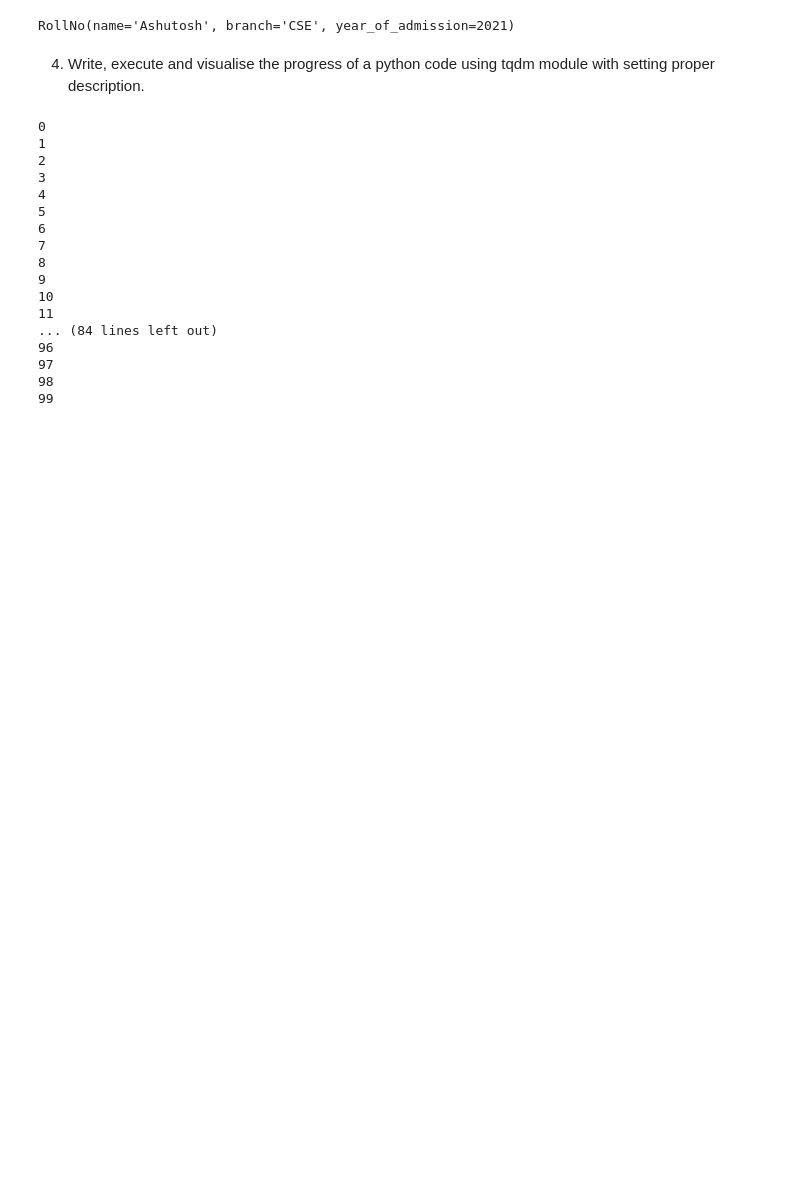
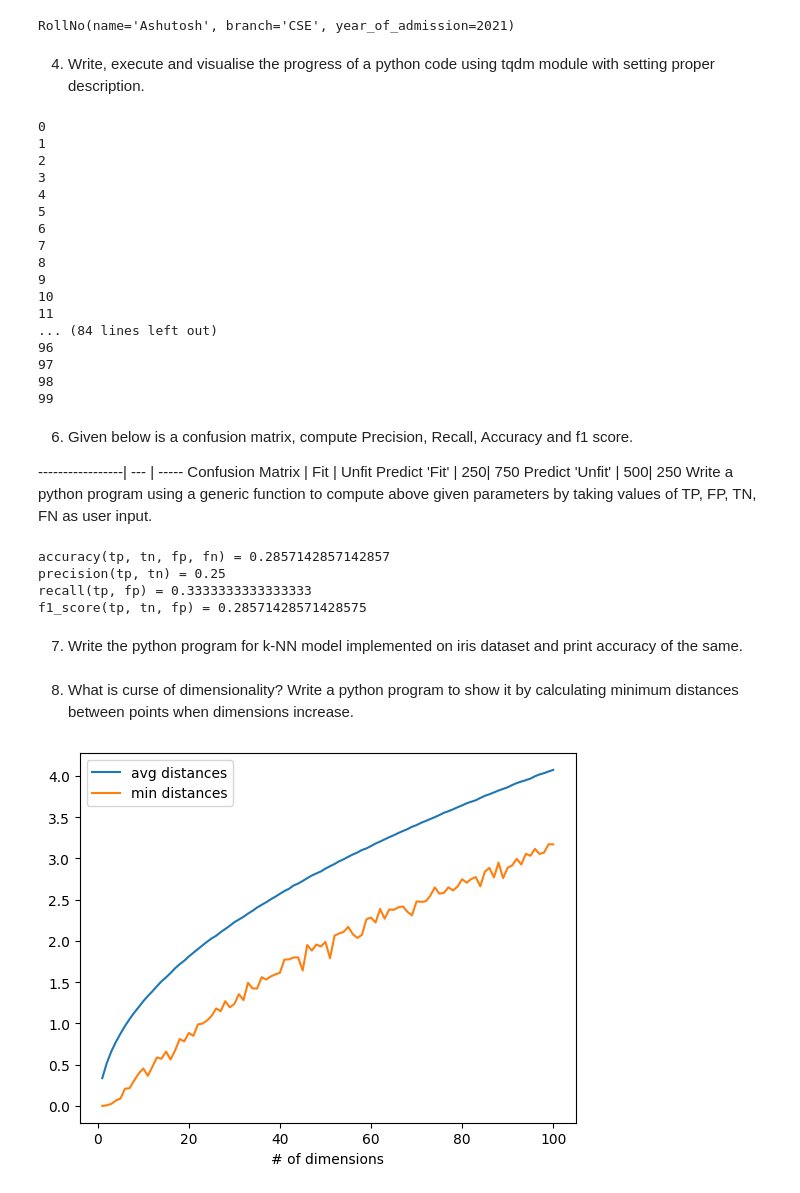
Before and after one commit to AM-ash-OR-AM-I/IDSUP, a Jupyter notebook: minor-assign/minor_assign4.ipynb, the cells around one changed output. Saved outputs shown, nothing was run; the diff lists cells and outputs as text; code cells hidden in the pictures; blank space fills up the shorter version.

```diff
--- a/minor-assign/minor_assign4.ipynb
+++ b/minor-assign/minor_assign4.ipynb
@@ -69,3 +69,78 @@ for x in tnrange(100, desc='Loop indicator'):
 97
 98
 99
+# %% [markdown]
+6. Given below is a confusion matrix, compute Precision, Recall, Accuracy and f1 score.
+
+-----------------| --- | -----
+Confusion Matrix | Fit | Unfit
+Predict 'Fit'    |  250| 750
+Predict 'Unfit'  |  500| 250
+Write a python program using a generic function to compute above given parameters by taking values of TP, FP, TN, FN as user input.
+# %%
+accuracy = lambda tp, tn, fn, fp: (tp + tn) / sum([tp, tn, fn, fp])
+
+precision = lambda tp, tn: tp / (tp + fp)
+
+recall = lambda tp, fp: tp / (tp + fn)
+
+
+def f1_score(tp, tn, fp):
+    p = precision(tp, tn)
+    r = recall(tp, fp)
+    return 2 * p * r / (p + r)
+
+
+tp = 250
+tn = 250
+fp = 750
+fn = 500
+
+print(f"{accuracy(tp, tn, fp, fn) = }")
+print(f"{precision(tp, tn) = }")
+print(f"{recall(tp, fp) = }")
+print(f"{f1_score(tp, tn, fp) = }")
+# %% [output]
+accuracy(tp, tn, fp, fn) = 0.2857142857142857
+precision(tp, tn) = 0.25
+recall(tp, fp) = 0.3333333333333333
+f1_score(tp, tn, fp) = 0.28571428571428575
+# %% [markdown]
+7. Write the python program for k-NN model implemented on iris dataset and print accuracy of the same.
+# %% [markdown]
+8. What is curse of dimensionality? Write a python program to show it by calculating minimum distances between points when dimensions increase.
+# %%
+from typing import List
+from tqdm import tqdm
+
+Vector = List[float]
+
+
+def random_point(dim: int) -> Vector:
+    return [random.random() for _ in range(dim)]
+
+
+def random_distances(dim: int, num_pairs: int) -> List[float]:
+    return [distance(random_point(dim), random_point(dim)) for _ in range(num_pairs)]
+
+
+def distance(v1: Vector, v2: Vector) -> float:
+    return sum((x1 - x2) ** 2 for x1, x2 in zip(v1, v2)) ** 0.5
+
+
+dimensions = range(1, 101)
+avg_distances = []
+min_distances = []
+
+for dim in tqdm(dimensions, desc="Curse of Dimensionality"):
+    distances = random_distances(dim, 10000)
+    avg_distances.append(sum(distances) / 10000)
+    min_distances.append(min(distances))
+
+pyplot.plot(dimensions, avg_distances, label='avg distances')
+pyplot.plot(dimensions, min_distances, label='min distances')
+pyplot.xlabel('# of dimensions')
+pyplot.legend()
+pyplot.show()
+# %% [output]
+[figure, added]
```
Also changed, not shown: 2 other files.
